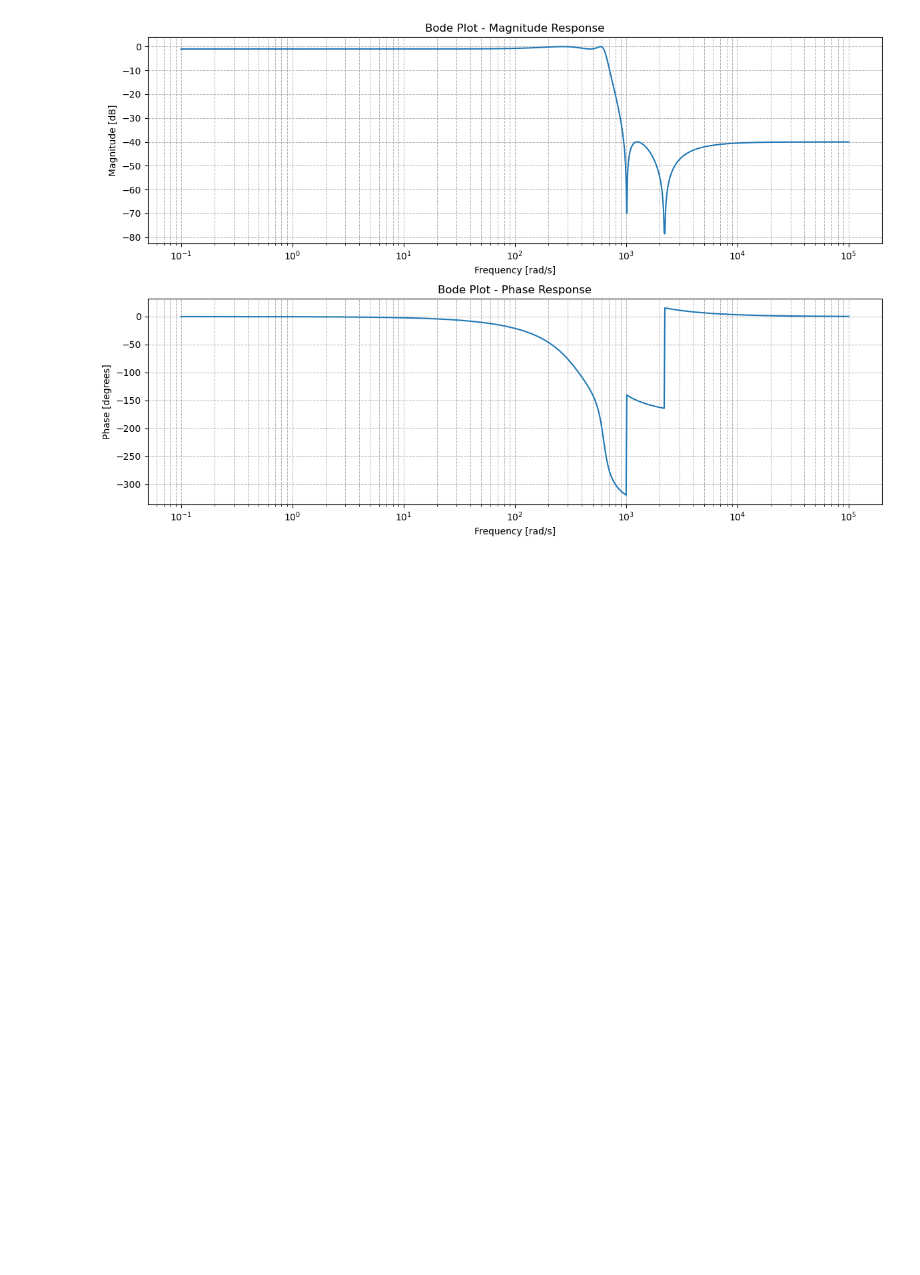
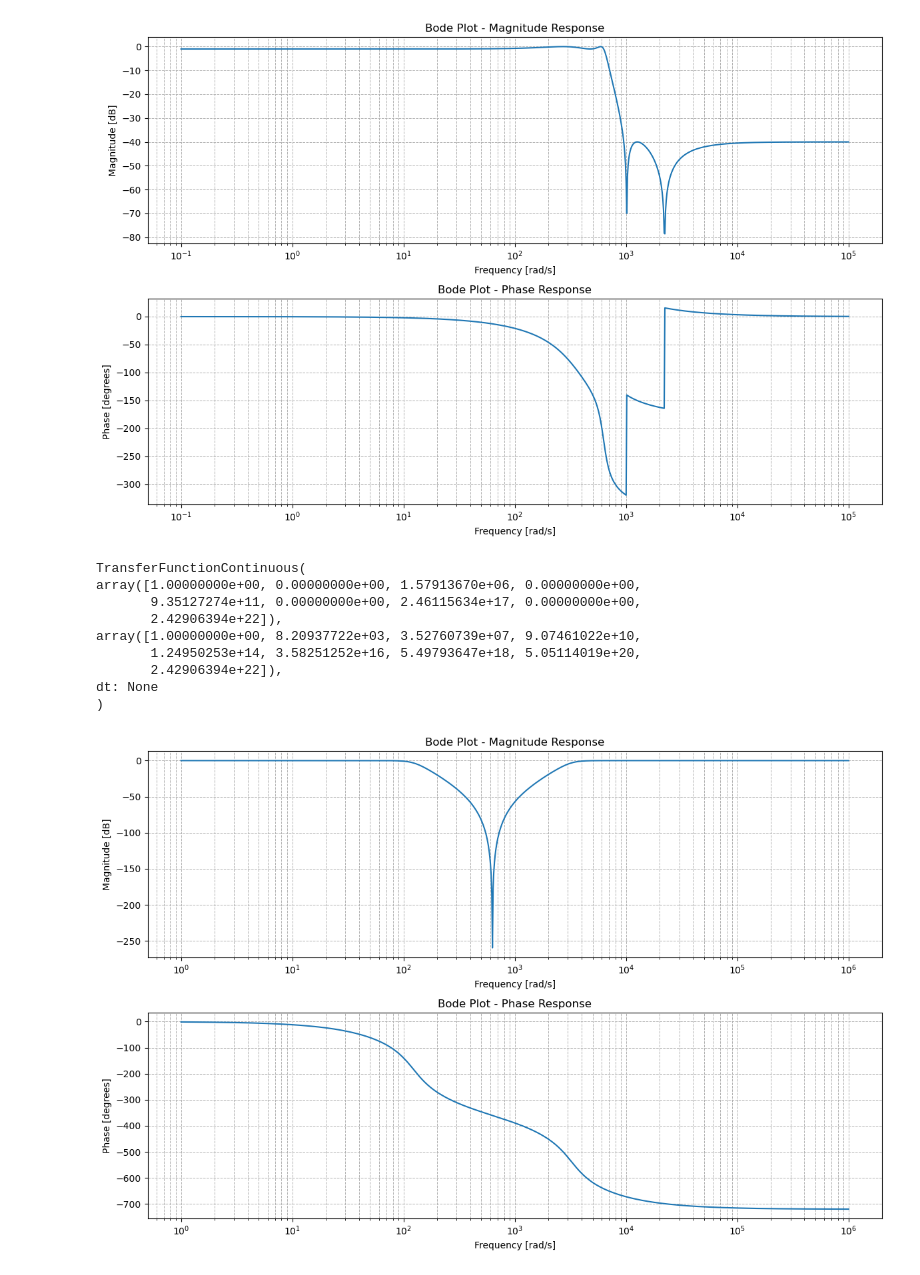
Before and after one commit to krishna-ji/analog_filter_design, a Jupyter notebook: lab2_filter_degine.ipynb, the cells around one changed output. Cells and saved outputs as stored; diff of their text form; code cells hidden in the pictures; blank space fills up the shorter version.

Commit message:
band stop filter added at end of file @

```diff
--- a/lab2_filter_degine.ipynb
+++ b/lab2_filter_degine.ipynb
@@ -301,3 +300,67 @@ array([1.00000000e+00, 5.90081403e+02, 5.97594861e+05, 1.99357008e+08,
 dt: None
 )
 [figure]
+# %%
+# bpf(butter) reject/stop band filter:
+import numpy as np
+import matplotlib.pyplot as plt
+from scipy.signal import zpk2tf, bode, TransferFunction, buttap, ellipap, cheb1ap, lp2lp, lp2bp, lp2bs, lp2hp
+
+# filter specification
+order = 4
+lower_cutoff_freq_hz = 100  # Lower cutoff frequency in Hz
+upper_cutoff_freq_hz = 500  # Upper cutoff frequency in Hz
+
+lower_cutoff_freq_rad = 2 * np.pi * lower_cutoff_freq_hz  # Convert to rad/s
+upper_cutoff_freq_rad = 2 * np.pi * upper_cutoff_freq_hz  # Convert to rad/s
+
+
+z, p, k = buttap(4)  # 4th order Butterworth filter
+num, denom = zpk2tf(z, p, k) # get tf
+num, denom = lp2bs(num, denom, lower_cutoff_freq_rad, upper_cutoff_freq_rad) # DENORMALIZED TO CUTOFF FREQ FOR TRANSFER FUNCTION
+
+
+filterTF = TransferFunction(num,denom)
+print(filterTF)
+
+# frequency vector
+w_log = np.logspace(0,6,1000) # from 10e-1 to 10e3, with 1000 points
+
+# Compute the Bode plot
+w_log, mag, phase = bode(filterTF, w=w_log)
+# mag = 10**(mag/20) # mag in linear scale
+
+
+# Plot the Bode magnitude and phase
+plt.figure(figsize=(12, 8))
+
+# Magnitude plot
+plt.subplot(2, 1, 1) # 2 rows, 1 column, 1st subplot
+plt.semilogx(w_log, mag)  # Bode magnitude plot (logarithmic x-axis)
+plt.grid(True, which='both', linestyle='--', linewidth=0.7)
+plt.xlabel('Frequency [rad/s]')
+plt.ylabel('Magnitude [dB]')
+plt.title('Bode Plot - Magnitude Response')
+
+# Phase plot
+plt.subplot(2, 1, 2) # 2 rows, 1 column, 2nd subplot
+plt.semilogx(w_log, phase)  # Bode phase plot (logarithmic x-axis)
+plt.grid(True, which='both', linestyle='--', linewidth=0.7)
+plt.xlabel('Frequency [rad/s]')
+plt.ylabel('Phase [degrees]')
+plt.title('Bode Plot - Phase Response')
+
+# Show plots
+plt.tight_layout()
+plt.show()
+# %% [output]
+TransferFunctionContinuous(
+array([1.00000000e+00, 0.00000000e+00, 1.57913670e+06, 0.00000000e+00,
+       9.35127274e+11, 0.00000000e+00, 2.46115634e+17, 0.00000000e+00,
+       2.42906394e+22]),
+array([1.00000000e+00, 8.20937722e+03, 3.52760739e+07, 9.07461022e+10,
+       1.24950253e+14, 3.58251252e+16, 5.49793647e+18, 5.05114019e+20,
+       2.42906394e+22]),
+dt: None
+)
+[figure, added]
```
Also changed, not shown: parts of 5 cells of this notebook, 1 other file.
